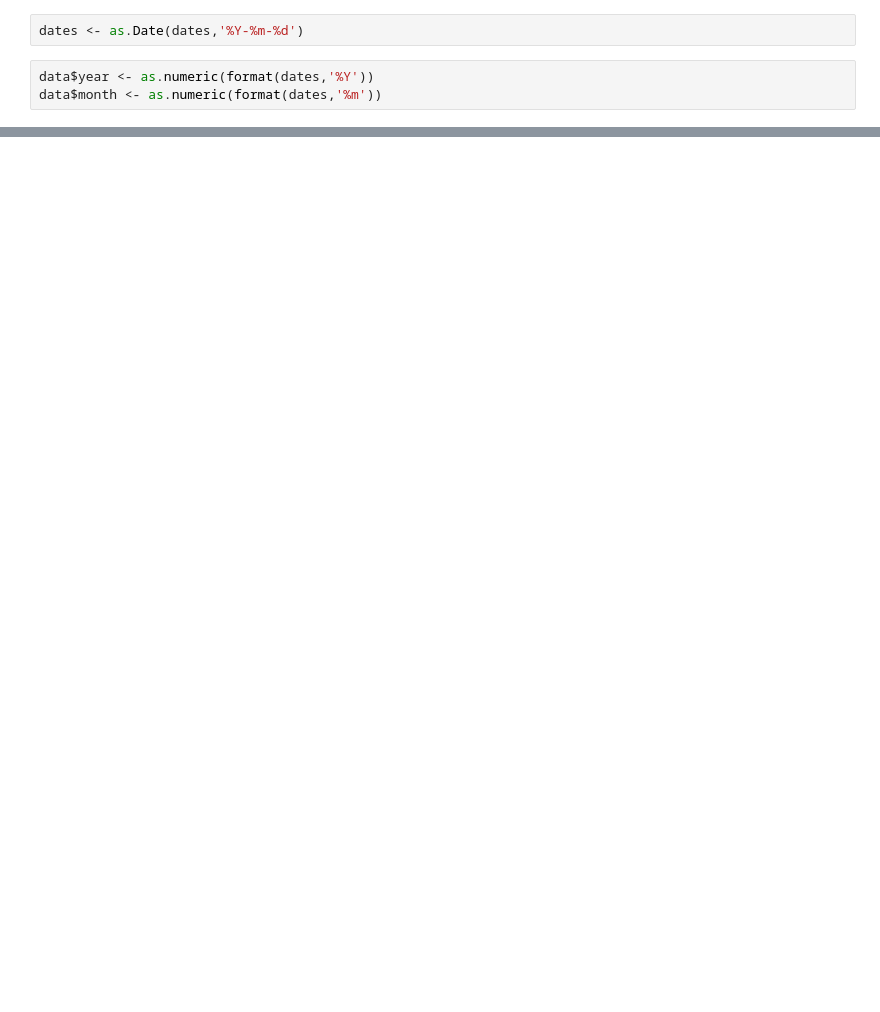
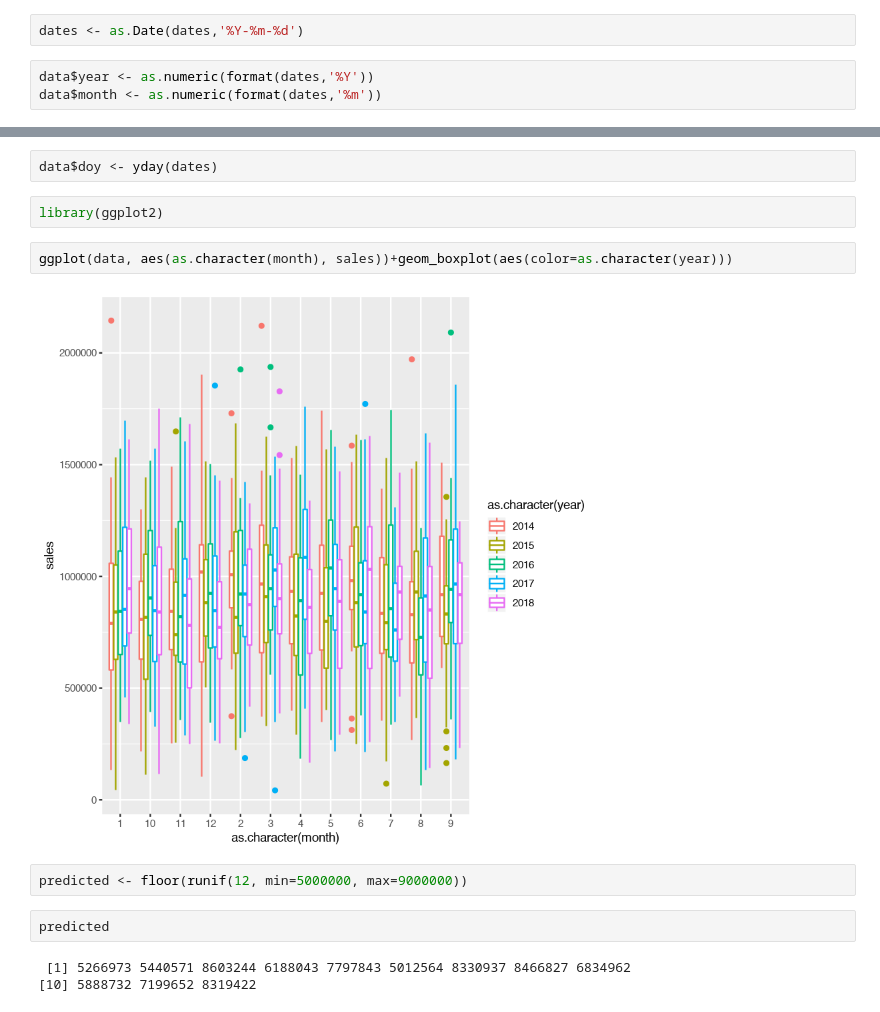
Before and after one commit to dongmeic/job-searching, a Jupyter notebook: job-searching/NIKEiD.ipynb, the cells around one changed output, grey strips where cells are left out. Cells and saved outputs as stored; diff of their text form; blank space fills up the shorter version.

Commit message:
plot problem

```diff
--- a/job-searching/NIKEiD.ipynb
+++ b/job-searching/NIKEiD.ipynb
@@ -82,0 +80,15 @@ data$month <- as.numeric(format(dates,'%m'))
+# %%
+data$doy <- yday(dates)
+# %%
+library(ggplot2)
+# %%
+ggplot(data, aes(as.character(month), sales))+geom_boxplot(aes(color=as.character(year)))
+# %% [output]
+[figure, added]
+# %%
+predicted <- floor(runif(12, min=5000000, max=9000000))
+# %%
+predicted
+# %% [output]
+ [1] 5266973 5440571 8603244 6188043 7797843 5012564 8330937 8466827 6834962
+[10] 5888732 7199652 8319422
```
Also changed, not shown: parts of 8 cells of this notebook.
